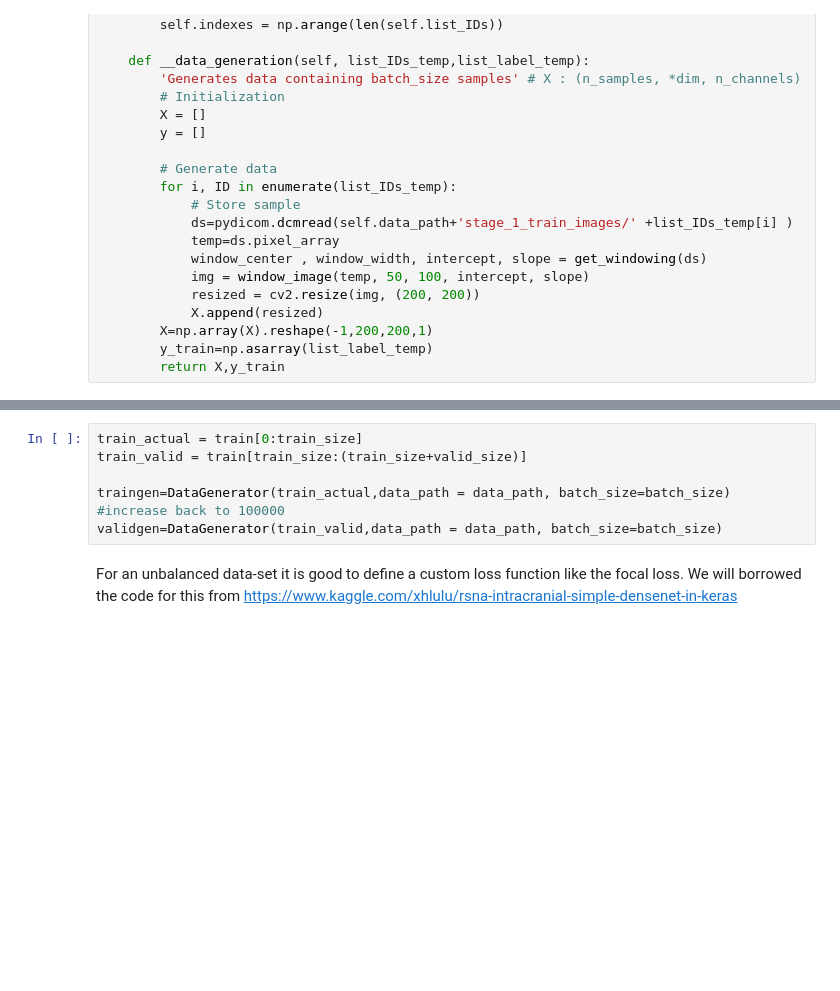
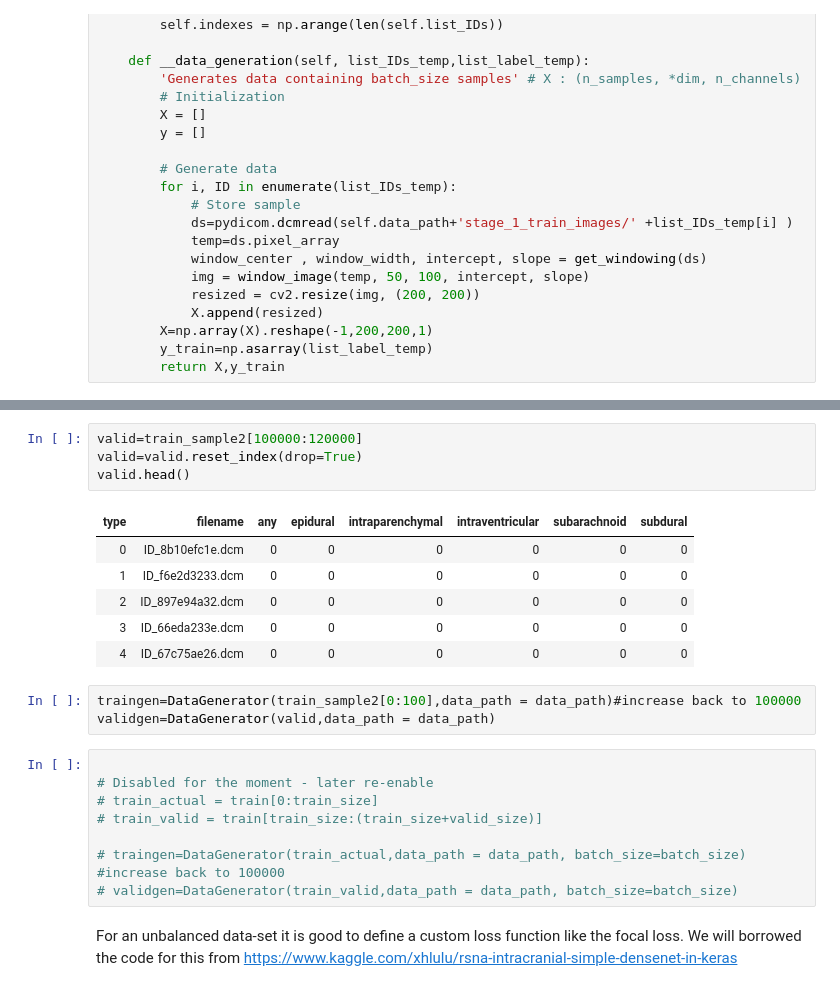
Before and after one commit to RumTumTum/capstone, a Jupyter notebook: basic_cnn_RO.ipynb, the cells around one changed output, grey strips where cells are left out. Drawn from its saved outputs; the diff is of its cells as text; blank space fills up the shorter version.

```diff
--- a/basic_cnn_RO.ipynb
+++ b/basic_cnn_RO.ipynb
@@ -198,9 +267,25 @@ class DataGenerator(Sequence):
+# %%
+valid=train_sample2[100000:120000]
+valid=valid.reset_index(drop=True)
+valid.head()
+# %% [output]
+| type | filename | any | epidural | intraparenchymal | intraventricular | subarachnoid | subdural |
+| 0 | ID_8b10efc1e.dcm | 0 | 0 | 0 | 0 | 0 | 0 |
+| 1 | ID_f6e2d3233.dcm | 0 | 0 | 0 | 0 | 0 | 0 |
+| 2 | ID_897e94a32.dcm | 0 | 0 | 0 | 0 | 0 | 0 |
+| 3 | ID_66eda233e.dcm | 0 | 0 | 0 | 0 | 0 | 0 |
+| 4 | ID_67c75ae26.dcm | 0 | 0 | 0 | 0 | 0 | 0 |
+# %%
+traingen=DataGenerator(train_sample2[0:100],data_path = data_path)#increase back to 100000
+validgen=DataGenerator(valid,data_path = data_path)
 # %%
-train_actual = train[0:train_size]
-train_valid = train[train_size:(train_size+valid_size)]
 
-traingen=DataGenerator(train_actual,data_path = data_path, batch_size=batch_size) #increase back to 100000
-validgen=DataGenerator(train_valid,data_path = data_path, batch_size=batch_size)
+# Disabled for the moment - later re-enable
+# train_actual = train[0:train_size]
+# train_valid = train[train_size:(train_size+valid_size)]
+
+# traingen=DataGenerator(train_actual,data_path = data_path, batch_size=batch_size) #increase back to 100000
+# validgen=DataGenerator(train_valid,data_path = data_path, batch_size=batch_size)
 # %% [markdown]
 For an unbalanced data-set it is good to define a custom loss function like the focal loss. We will borrowed the code for this from https://www.kaggle.com/xhlulu/rsna-intracranial-simple-densenet-in-keras
 # %%
```
Also changed, not shown: parts of 7 cells of this notebook, 1 other file.
